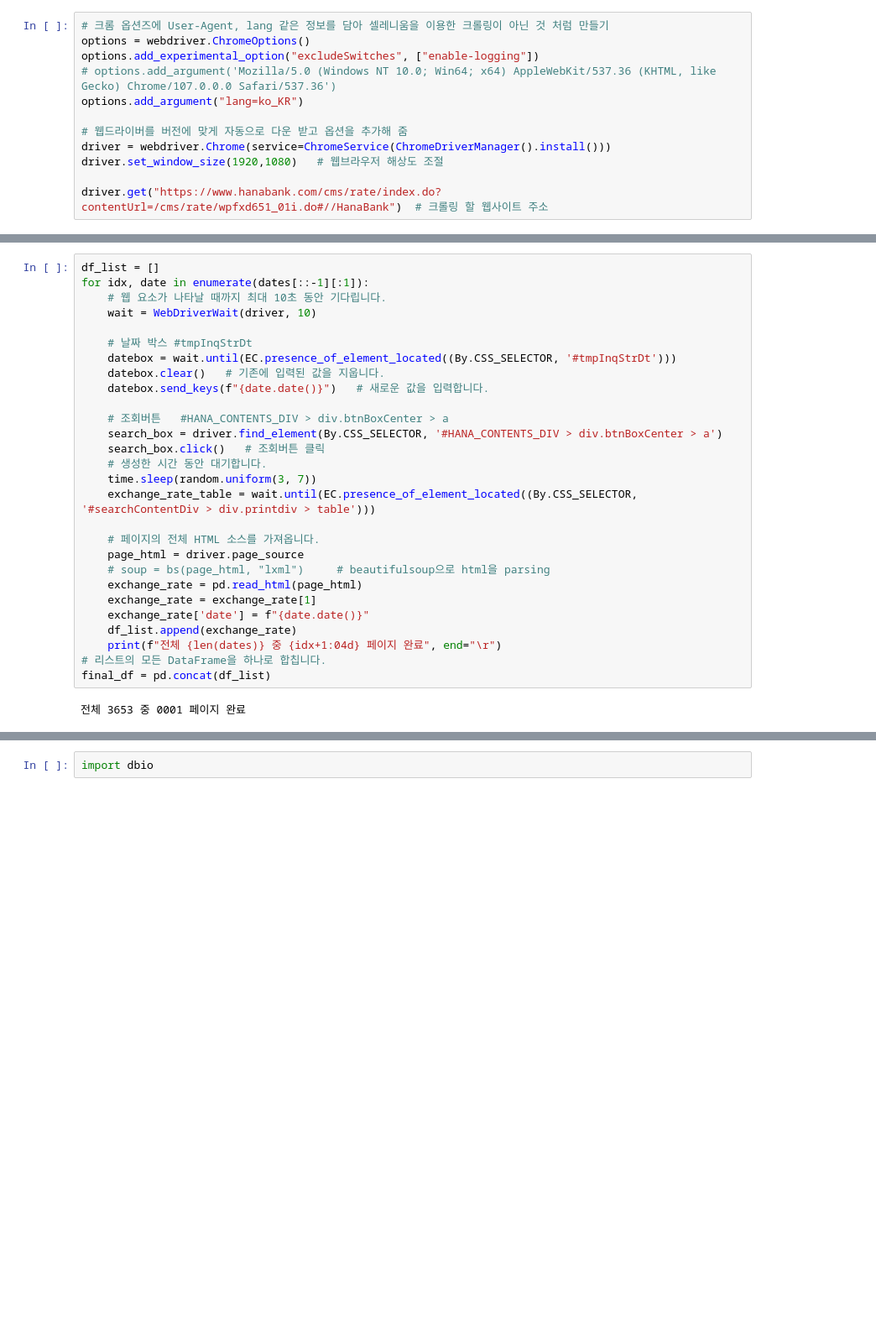
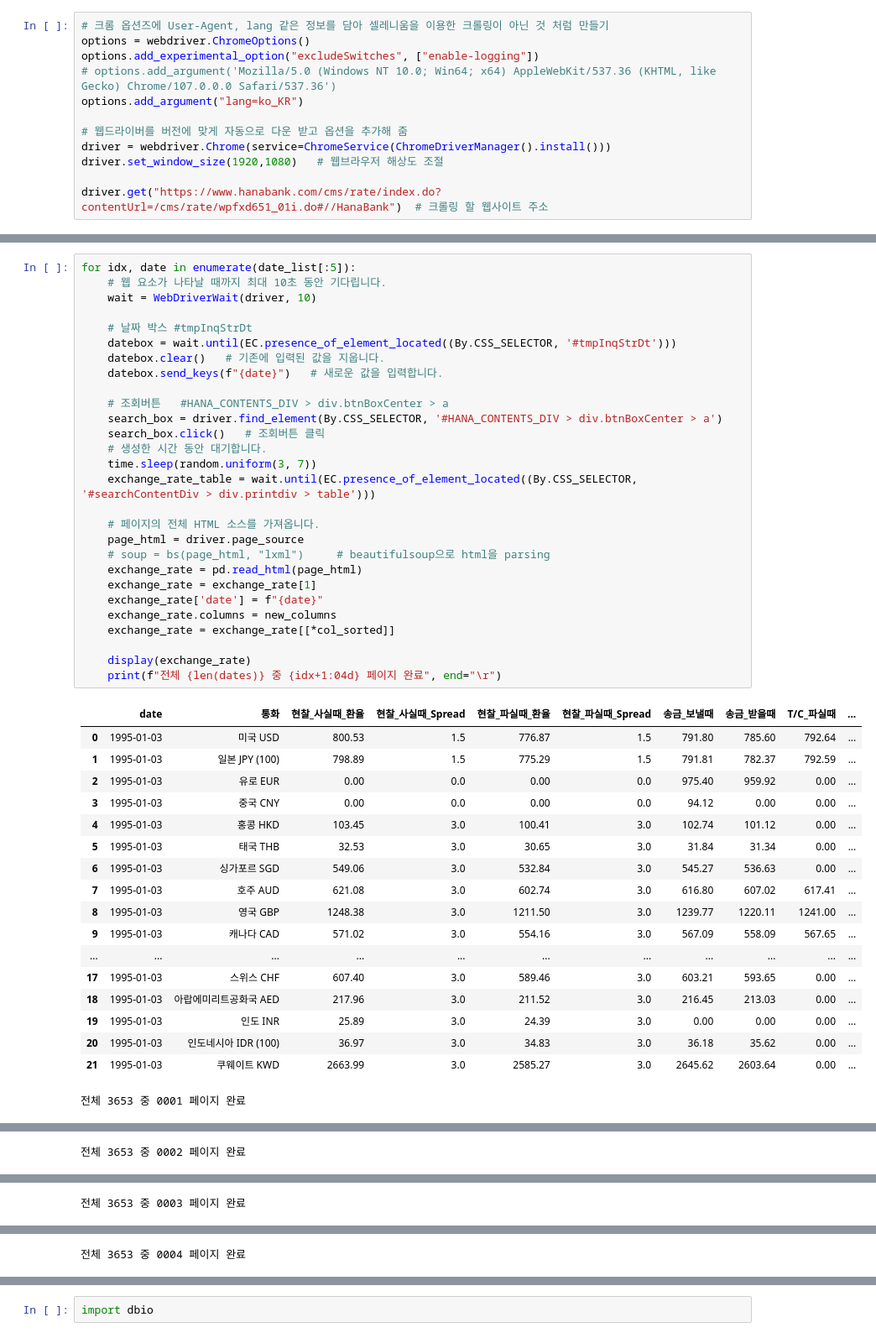
Before and after one commit to haram4th/fintech_pm_data_science, a Jupyter notebook: 05data_scraping/hanabank_exchange_rate_data_selenium.ipynb, the cells around one changed output, grey strips where cells are left out. Shown at 84% size. Cells and saved outputs as stored; diff of their text form; blank space fills up the shorter version.

```diff
--- a/05data_scraping/hanabank_exchange_rate_data_selenium.ipynb
+++ b/05data_scraping/hanabank_exchange_rate_data_selenium.ipynb
@@ -58,30 +65,47 @@ driver.get("https://www.hanabank.com/cms/rate/index.do?contentUrl=/cms/rate/wpfx
 # %%
-df_list = []
-for idx, date in enumerate(dates[::-1][:1]):
+for idx, date in enumerate(date_list[:5]):
     # 웹 요소가 나타날 때까지 최대 10초 동안 기다립니다.
     wait = WebDriverWait(driver, 10)
 
     # 날짜 박스 #tmpInqStrDt
     datebox = wait.until(EC.presence_of_element_located((By.CSS_SELECTOR, '#tmpInqStrDt')))
     datebox.clear()   # 기존에 입력된 값을 지웁니다.
-    datebox.send_keys(f"{date.date()}")   # 새로운 값을 입력합니다.
+    datebox.send_keys(f"{date}")   # 새로운 값을 입력합니다.
 
     # 조회버튼   #HANA_CONTENTS_DIV > div.btnBoxCenter > a
     search_box = driver.find_element(By.CSS_SELECTOR, '#HANA_CONTENTS_DIV > div.btnBoxCenter > a')
     search_box.click()   # 조회버튼 클릭
     # 생성한 시간 동안 대기합니다.
     time.sleep(random.uniform(3, 7))
     exchange_rate_table = wait.until(EC.presence_of_element_located((By.CSS_SELECTOR, '#searchContentDiv > div.printdiv > table')))
 
     # 페이지의 전체 HTML 소스를 가져옵니다.
     page_html = driver.page_source
     # soup = bs(page_html, "lxml")     # beautifulsoup으로 html을 parsing
     exchange_rate = pd.read_html(page_html)
     exchange_rate = exchange_rate[1]
-    exchange_rate['date'] = f"{date.date()}"
-    df_list.append(exchange_rate)
+    exchange_rate['date'] = f"{date}"
+    exchange_rate.columns = new_columns
+    exchange_rate = exchange_rate[[*col_sorted]]
+
+    display(exchange_rate)
     print(f"전체 {len(dates)} 중 {idx+1:04d} 페이지 완료", end="\r")
-# 리스트의 모든 DataFrame을 하나로 합칩니다.
-final_df = pd.concat(df_list)
 # %% [output]
+|  | date | 통화 | 현찰_사실때_환율 | 현찰_사실때_Spread | 현찰_파실때_환율 | 현찰_파실때_Spread | 송금_보낼때 | 송금_받을때 | T/C_파실때 | ... |
+| 0 | 1995-01-03 | 미국 USD | 800.53 | 1.5 | 776.87 | 1.5 | 791.80 | 785.60 | 792.64 | ... |
+| 1 | 1995-01-03 | 일본 JPY (100) | 798.89 | 1.5 | 775.29 | 1.5 | 791.81 | 782.37 | 792.59 | ... |
+| 2 | 1995-01-03 | 유로 EUR | 0.00 | 0.0 | 0.00 | 0.0 | 975.40 | 959.92 | 0.00 | ... |
+| 3 | 1995-01-03 | 중국 CNY | 0.00 | 0.0 | 0.00 | 0.0 | 94.12 | 0.00 | 0.00 | ... |
+| 4 | 1995-01-03 | 홍콩 HKD | 103.45 | 3.0 | 100.41 | 3.0 | 102.74 | 101.12 | 0.00 | ... |
+| 5 | 1995-01-03 | 태국 THB | 32.53 | 3.0 | 30.65 | 3.0 | 31.84 | 31.34 | 0.00 | ... |
+| 6 | 1995-01-03 | 싱가포르 SGD | 549.06 | 3.0 | 532.84 | 3.0 | 545.27 | 536.63 | 0.00 | ... |
+| 7 | 1995-01-03 | 호주 AUD | 621.08 | 3.0 | 602.74 | 3.0 | 616.80 | 607.02 | 617.41 | ... |
+| 8 | 1995-01-03 | 영국 GBP | 1248.38 | 3.0 | 1211.50 | 3.0 | 1239.77 | 1220.11 | 1241.00 | ... |
+| 9 | 1995-01-03 | 캐나다 CAD | 571.02 | 3.0 | 554.16 | 3.0 | 567.09 | 558.09 | 567.65 | ... |
+| ... | ... | ... | ... | ... | ... | ... | ... | ... | ... | ... |
+| 17 | 1995-01-03 | 스위스 CHF | 607.40 | 3.0 | 589.46 | 3.0 | 603.21 | 593.65 | 0.00 | ... |
+| 18 | 1995-01-03 | 아랍에미리트공화국 AED | 217.96 | 3.0 | 211.52 | 3.0 | 216.45 | 213.03 | 0.00 | ... |
+| 19 | 1995-01-03 | 인도 INR | 25.89 | 3.0 | 24.39 | 3.0 | 0.00 | 0.00 | 0.00 | ... |
+| 20 | 1995-01-03 | 인도네시아 IDR (100) | 36.97 | 3.0 | 34.83 | 3.0 | 36.18 | 35.62 | 0.00 | ... |
+| 21 | 1995-01-03 | 쿠웨이트 KWD | 2663.99 | 3.0 | 2585.27 | 3.0 | 2645.62 | 2603.64 | 0.00 | ... |
 전체 3653 중 0001 페이지 완료
@@ -87,0 +129 @@ final_df = pd.concat(df_list)
+전체 3653 중 0002 페이지 완료
@@ -87,0 +147 @@ final_df = pd.concat(df_list)
+전체 3653 중 0003 페이지 완료
@@ -87,0 +165 @@ final_df = pd.concat(df_list)
+전체 3653 중 0004 페이지 완료
```
Also changed, not shown: parts of 20 cells of this notebook, 8 other files.
